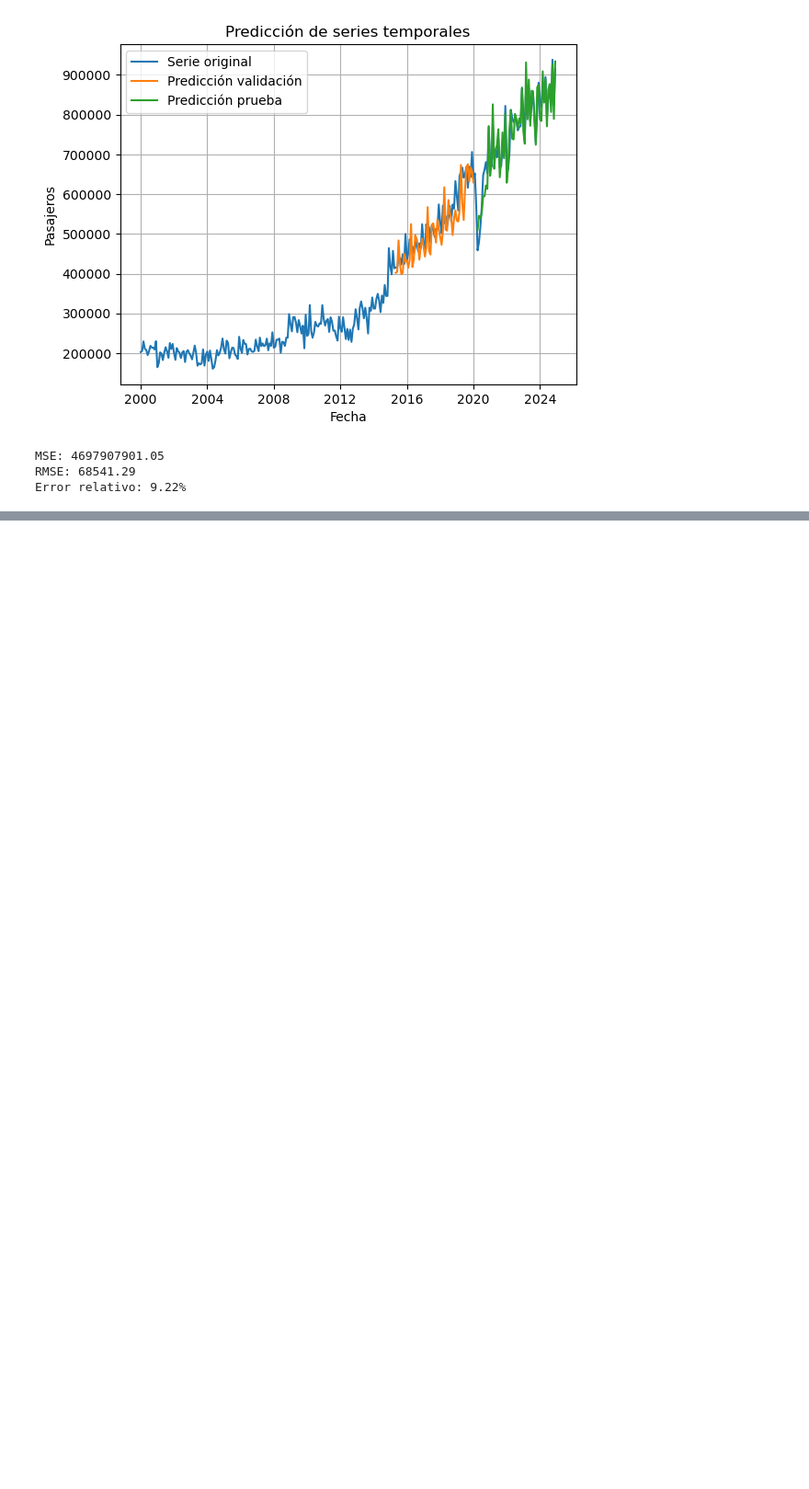
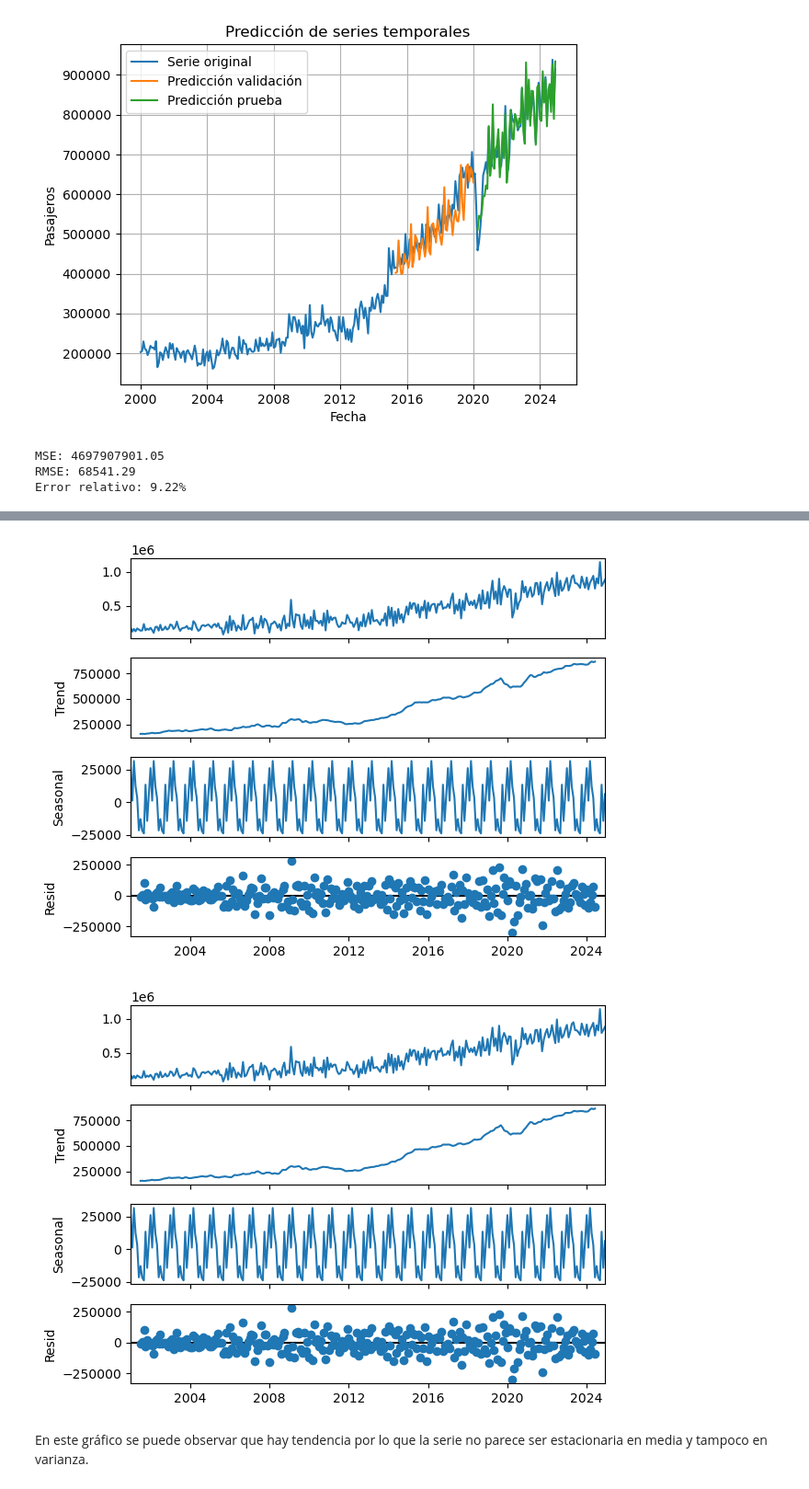
Before and after one commit to ignaciomendeza/DS-Lab.-2, a Jupyter notebook: lab2.ipynb, the cells around one changed output, grey strips where cells are left out. Shown at 92% size. Cells and saved outputs as stored; diff of their text form; code cells hidden in the pictures; blank space fills up the shorter version.

```diff
--- a/lab2.ipynb
+++ b/lab2.ipynb
@@ -594,0 +648,8 @@ Error relativo: 9.22%
+# %%
+descomposicion = seasonal_decompose(regular_i)
+descomposicion.plot()
+# %% [output]
+[figure, added]
+[figure, added]
+# %% [markdown]
+En este gráfico se puede observar que hay tendencia por lo que la serie no parece ser estacionaria en media y tampoco en varianza.
```
Also changed, not shown: parts of 31 cells of this notebook.
